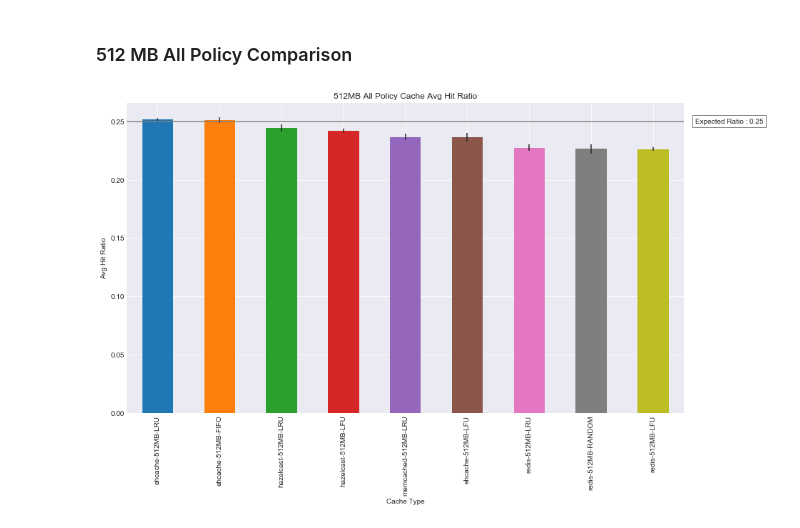
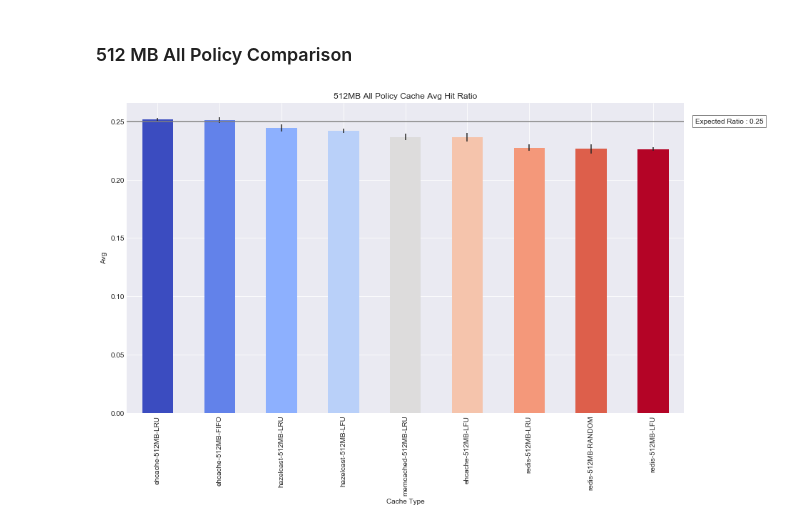
Before and after one commit to 1carew1/cachingrest_data_investigation, a Jupyter notebook: Cachingrest_Data_Investigation.ipynb, the cells around one changed output. Cells and saved outputs as stored; diff of their text form; code cells hidden in the pictures.

```diff
--- a/Cachingrest_Data_Investigation.ipynb
+++ b/Cachingrest_Data_Investigation.ipynb
@@ -263,49 +291,55 @@ def obtain_batch_info(batch_id):
 # %% [markdown]
 #### Plot Avg Hit Ratio
 # %%
-def plot_avg_hit_ratio(graph_title, order_descending, *cache_analyse_data):
+def plot_avg(graph_title, field, order_descending, *cache_analyse_data):
     if(len(cache_analyse_data) <= 0):
         print("Can't plot what I don't have")
         return
     cache_list = []
-    avg_hit_ratio_list = []
+    avg_list = []
     standard_deviation_list = []
     cache_size_mb = 0
     # Going to assume that all batch ids of main data analyse point to same cache type
     for main_cache_analyse_data in  cache_analyse_data:
         batch_info = obtain_batch_info(main_cache_analyse_data["batch_ids"][0])
-        stand_dev = main_cache_analyse_data["agg_df"].hit_ratio.std()
+        stand_dev = main_cache_analyse_data["agg_df"][field].std()
         standard_deviation_list.append(stand_dev)
-        avg_hit_ratio = main_cache_analyse_data["agg_df"].hit_ratio.mean()
+        avg = main_cache_analyse_data["agg_df"][field].mean()
         cache_type = batch_info.cache_type.tolist()[0]
         cache_size_mb = int(batch_info.cache_size_mb.tolist()[0])
         eviction_policy = batch_info.eviction_policy.tolist()[0]
         cache_list.append(cache_type + "-" + str(cache_size_mb) + "MB-" + eviction_policy)
-        avg_hit_ratio_list.append(avg_hit_ratio)
+        avg_list.append(avg)
 
-    d = {"cache": cache_list, "avg_hit_ratio" : avg_hit_ratio_list, "standard_deviation" : standard_deviation_list}
+    d = {"cache": cache_list, "avg" : avg_list, "standard_deviation" : standard_deviation_list}
     df = pd.DataFrame(data=d)
     if(order_descending):
-        df = df.sort_values(by="avg_hit_ratio", ascending=False)
+        df = df.sort_values(by="avg", ascending=False)
 
     fig, ax = plt.subplots()
 
-    expected_hit_ratio = cache_size_mb/IMAGE_POOL_SIZE_MB
+    my_colors = obtain_colours_for_length(df.shape[0])
 
-    df['avg_hit_ratio'].plot.bar(yerr=df['standard_deviation'])
+    df['avg'].plot.bar(yerr=df['standard_deviation'], color=my_colors)
 
     ax.set_xticklabels(df["cache"], rotation='vertical')
-    ax.axhline(expected_hit_ratio, color="gray")
-    ax.text(1.02, expected_hit_ratio, "Expected Ratio : " + str(expected_hit_ratio), va='center', ha="left", bbox=dict(facecolor="w",alpha=0.5),
-        transform=ax.get_yaxis_transform())
+
+    if(field == "hit_ratio"):
+        expected_hit_ratio = cache_size_mb/IMAGE_POOL_SIZE_MB
+        ax.axhline(expected_hit_ratio, color="gray")
+        ax.text(1.02, expected_hit_ratio, "Expected Ratio : " + str(expected_hit_ratio), va='center', ha="left", bbox=dict(facecolor="w",alpha=0.5),
+            transform=ax.get_yaxis_transform())
 
     plt.xlabel('Cache Type')
-    plt.ylabel('Avg Hit Ratio')
+    y_label = 'Avg'
+    y_label = obtain_label(y_label, field)
+
+    plt.ylabel(y_label)
     plt.title(graph_title)
 
-    plt.show()
     file_name = graph_title.replace(" ", "_") + ".pdf"
     fig.savefig(output_dir + file_name, bbox_inches='tight')
+    plt.show()
 # %% [markdown]
 #### Plot Cache Size vs Hit Ratio For Multiple Caches
 # %%
@@ -730,17 +791,18 @@ plot_cache_size_vs_avg_hit_ratio_multiple(ehcache_list, hazelcast_list, memcache
 # %% [markdown]
 ### 512 MB All Policy Comparison
 # %%
-plot_avg_hit_ratio("512MB All Policy Cache Avg Hit Ratio",
+plot_avg("512MB All Policy Cache Avg Hit Ratio",
+                   "hit_ratio",
                     True,
                     ehcache_lru_512_data,
-                    ehcache_lfu_512_data,
                     ehcache_fifo_512_data,
                     hazelcast_lru_512_data,
                     hazelcast_lfu_512_data,
                     memcached_lru_512_data,
+                    ehcache_lfu_512_data,
                     redis_lru_512_data,
-                    redis_lfu_512_data,
-                    redis_random_512_data
+                    redis_random_512_data,
+                    redis_lfu_512_data
                   )
 # %% [output]
-[figure, old version]
+[figure, new version]
```
Also changed, not shown: parts of 33 cells of this notebook.
